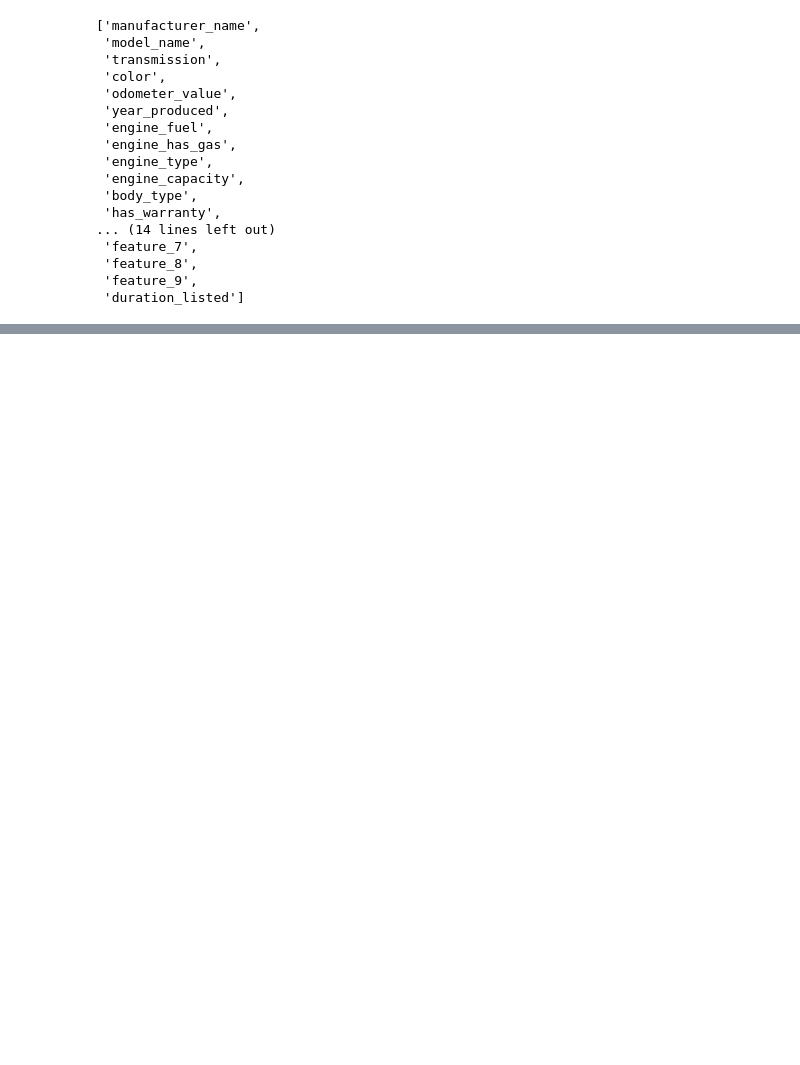
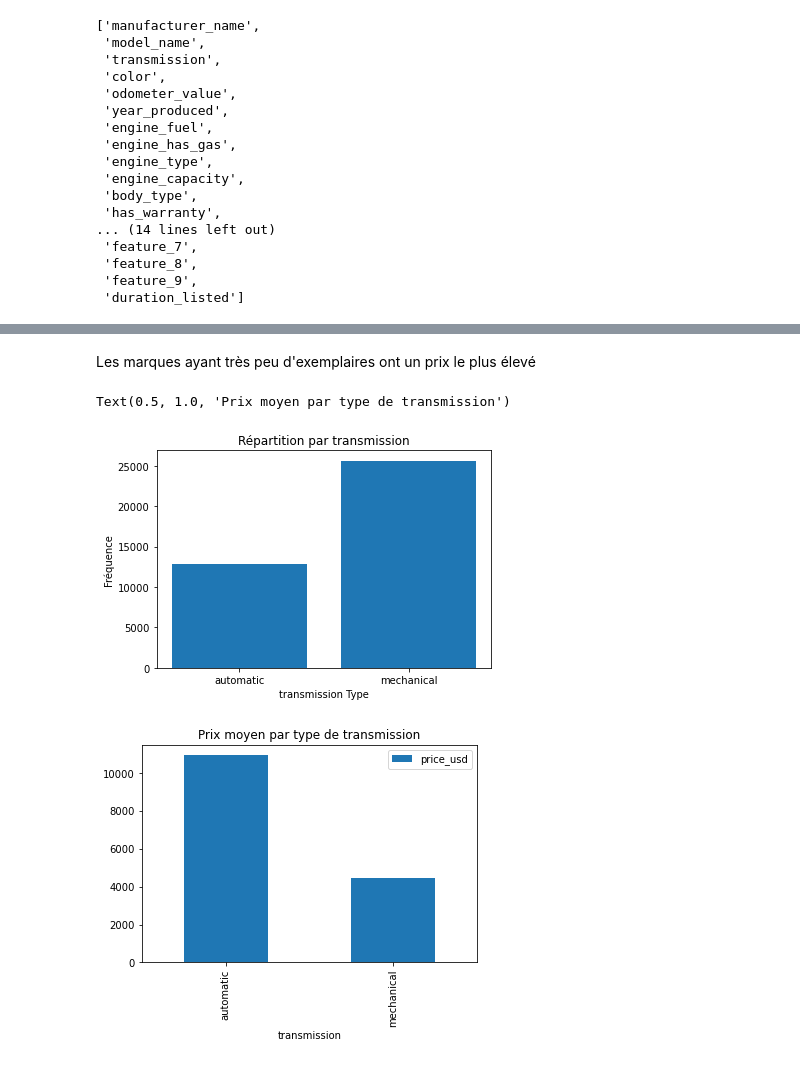
Before and after one commit to kerhogo/ias_cars, a Jupyter notebook: Visualisation.ipynb, the cells around one changed output, grey strips where cells are left out. Cells and saved outputs as stored; diff of their text form; code cells hidden in the pictures; blank space fills up the shorter version.

```diff
--- a/Visualisation.ipynb
+++ b/Visualisation.ipynb
@@ -59,0 +84,17 @@ Text(0.5, 1.0, 'Répartition des types de corps')
+# %% [markdown]
+Les marques ayant très peu d'exemplaires ont un prix le plus élevé
+# %%
+col = cars.transmission
+c = Counter(col)
+plt.bar(c.keys(), c.values())
+plt.title('Répartition par transmission')
+plt.xlabel('transmission Type')
+plt.ylabel('Fréquence')
+
+df = pd.DataFrame(cars.groupby(['transmission'])['price_usd'].mean())
+df.plot.bar()
+plt.title('Prix moyen par type de transmission')
+# %% [output]
+Text(0.5, 1.0, 'Prix moyen par type de transmission')
+[figure, added]
+[figure, added]
```
Also changed, not shown: parts of 7 cells of this notebook.
